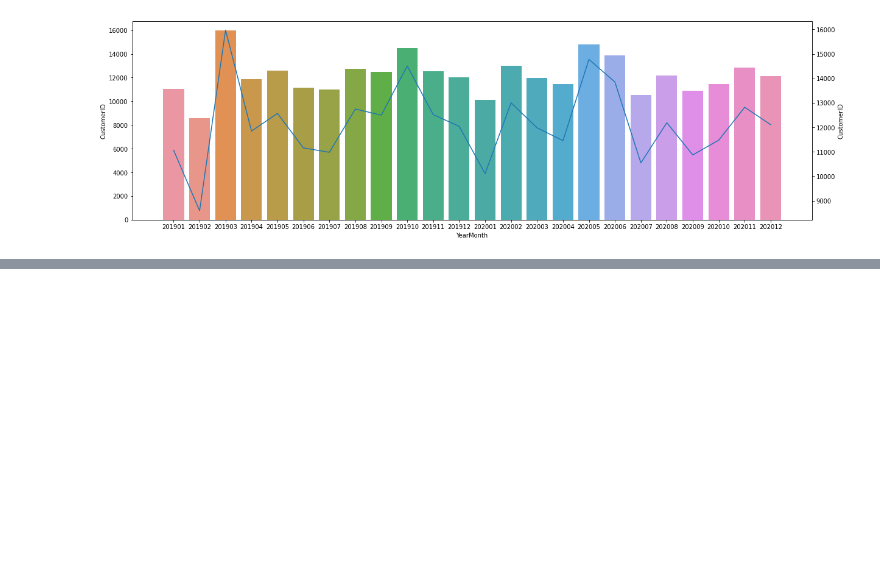
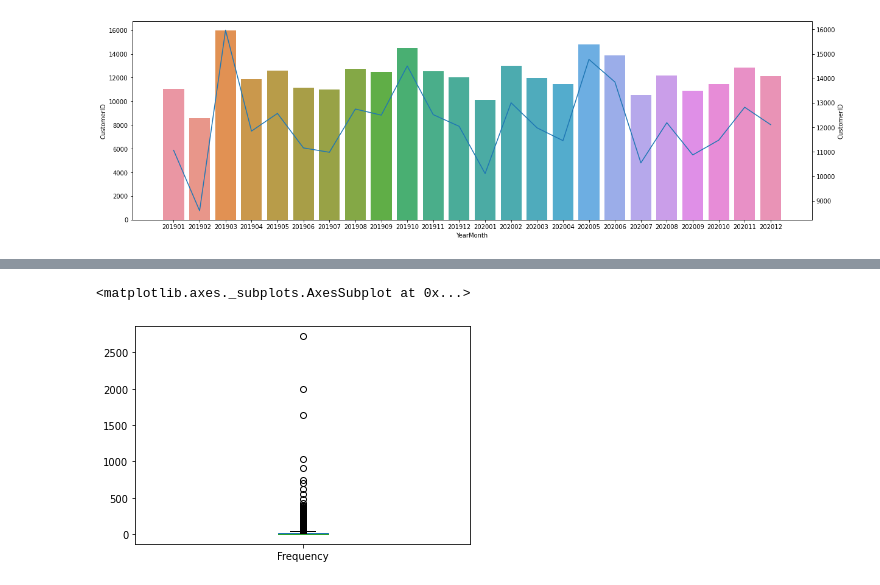
Before and after one commit to maggie8801/EDA, a Jupyter notebook: EDA.ipynb, the cells around one changed output, grey strips where cells are left out. Cells and saved outputs as stored; diff of their text form; code cells hidden in the pictures; blank space fills up the shorter version.

```diff
--- a/EDA.ipynb
+++ b/EDA.ipynb
@@ -663,0 +820,6 @@ plt.show()
+# %%
+#去除異常值(因為上個程式碼發現最大值為2723，這不合理)
+data_user['Frequency'].plot.box()
+# %% [output]
+<matplotlib.axes._subplots.AxesSubplot at 0x...>
+[figure, added]
```
Also changed, not shown: parts of 50 cells of this notebook.
